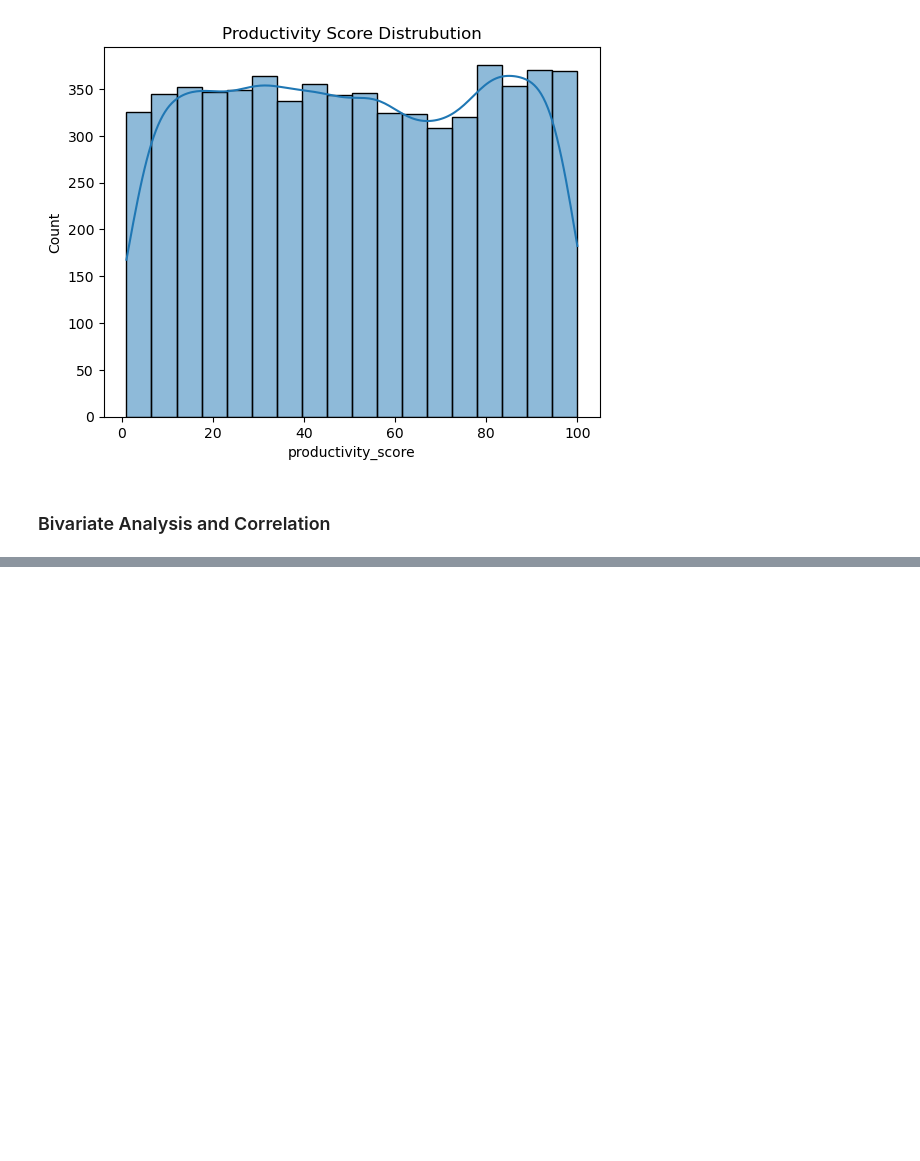
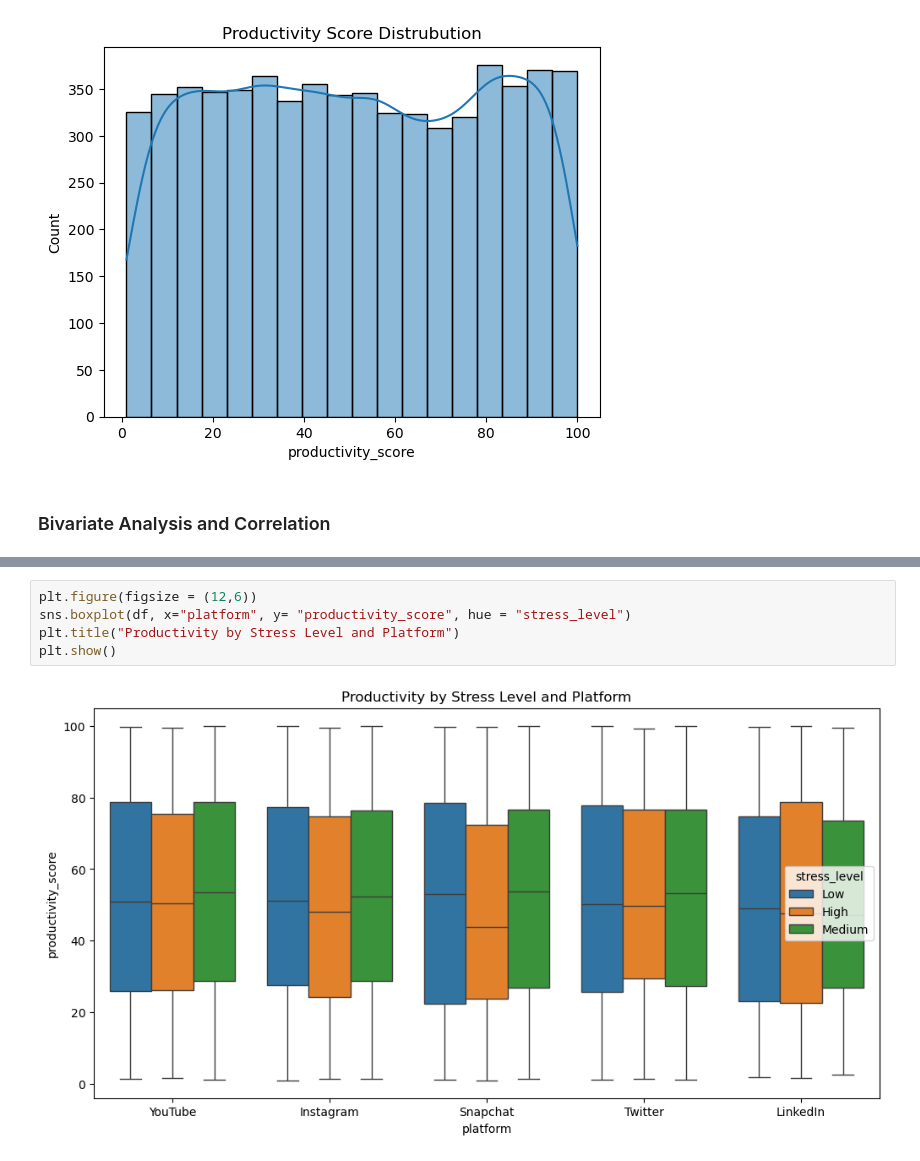
Before and after one commit to hfarukaktas/data-science-projects, a Jupyter notebook: social-media-usage-data/SocialMediaUsageEffectsOnStress.ipynb, the cells around one changed output, grey strips where cells are left out. Cells and saved outputs as stored; diff of their text form; blank space fills up the shorter version.

```diff
--- a/social-media-usage-data/SocialMediaUsageEffectsOnStress.ipynb
+++ b/social-media-usage-data/SocialMediaUsageEffectsOnStress.ipynb
@@ -140,0 +164,7 @@ plt.show()
+# %%
+plt.figure(figsize = (12,6))
+sns.boxplot(df, x="platform", y= "productivity_score", hue = "stress_level")
+plt.title("Productivity by Stress Level and Platform")
+plt.show()
+# %% [output]
+[figure, added]
```
Also changed, not shown: parts of 7 cells of this notebook.
